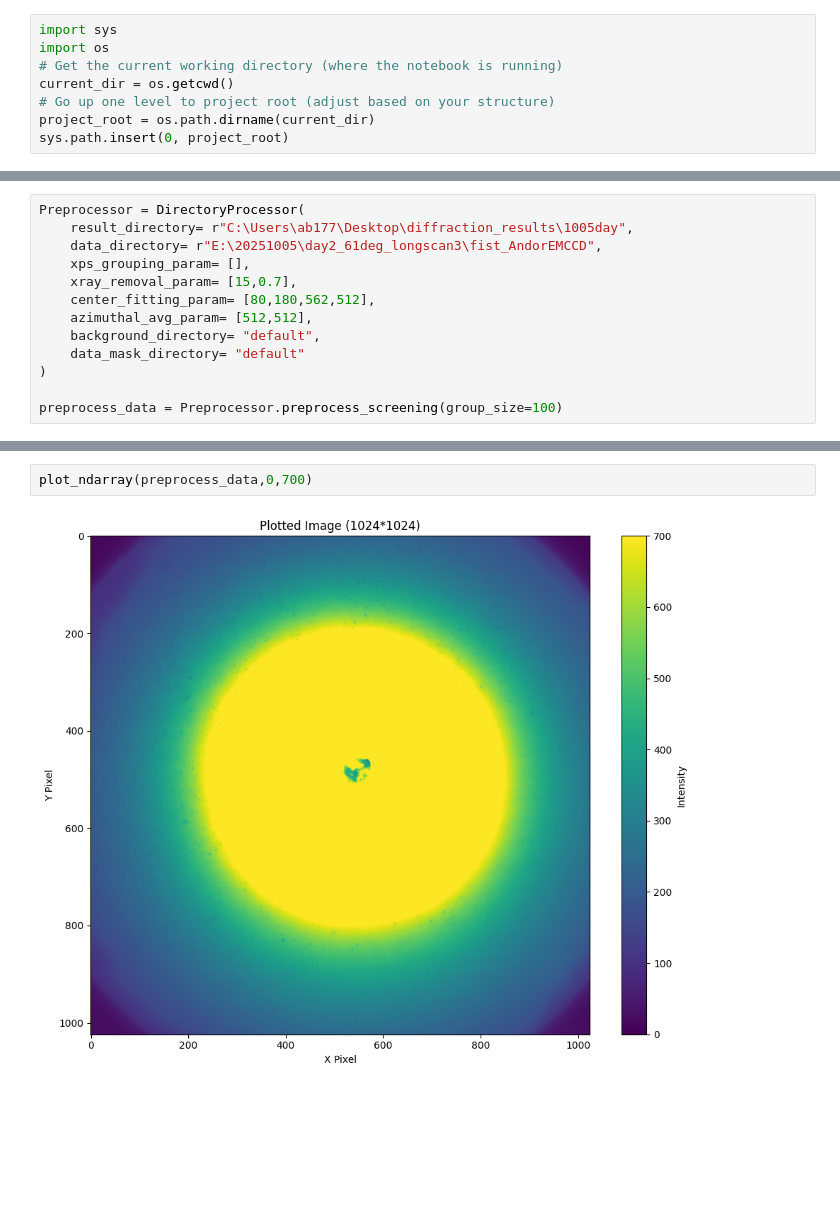
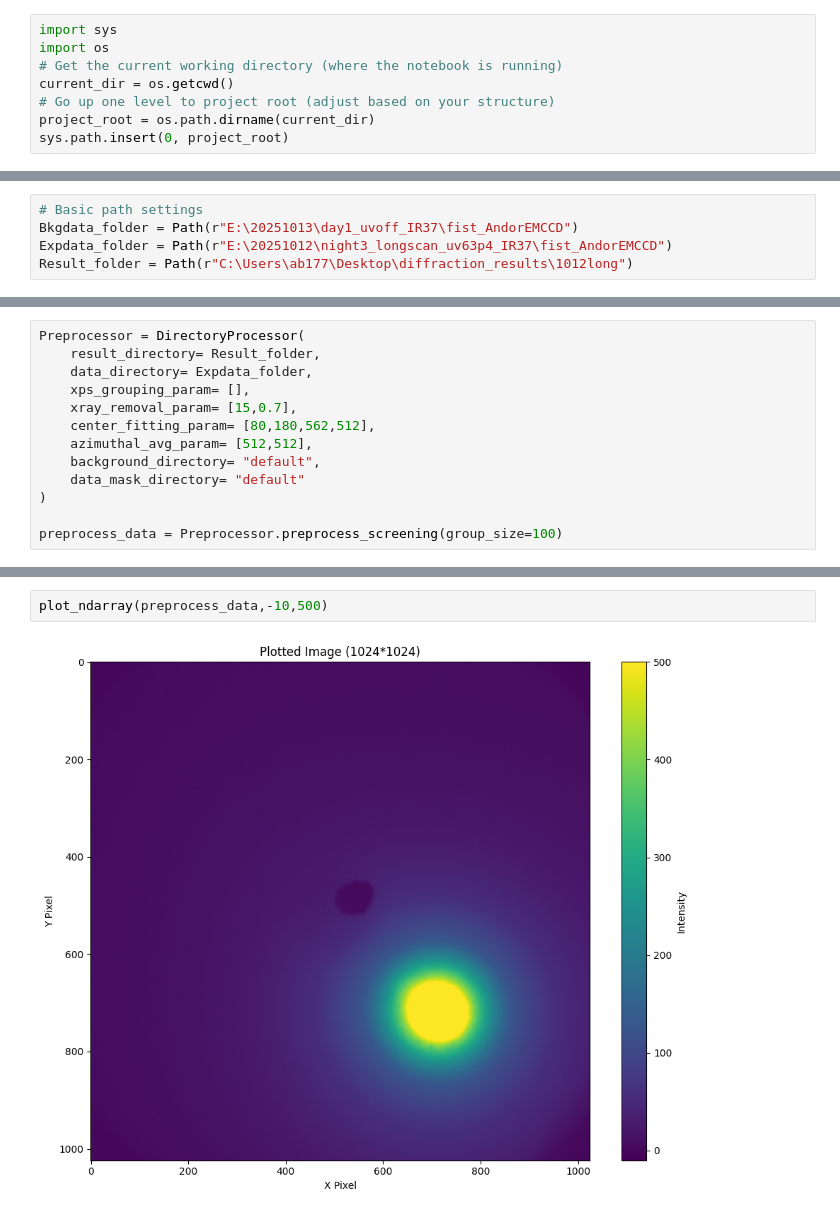
Before and after one commit to furran-ctrl/EMCCD_processor, a Jupyter notebook: examples/data_mask_preprocess.ipynb, the cells around one changed output, grey strips where cells are left out. Drawn from its saved outputs; the diff is of its cells as text; blank space fills up the shorter version.

```diff
--- a/examples/data_mask_preprocess.ipynb
+++ b/examples/data_mask_preprocess.ipynb
@@ -23,0 +19,5 @@ Loaded background from: C:\Users\ab177\Desktop\diffraction_results\1005day\backg
+# %%
+# Basic path settings
+Bkgdata_folder = Path(r"E:\20251013\day1_uvoff_IR37\fist_AndorEMCCD")
+Expdata_folder = Path(r"E:\20251012\night3_longscan_uv63p4_IR37\fist_AndorEMCCD")
+Result_folder = Path(r"C:\Users\ab177\Desktop\diffraction_results\1012long")
@@ -24,7 +90,7 @@ Loaded background from: C:\Users\ab177\Desktop\diffraction_results\1005day\backg
 # %%
 Preprocessor = DirectoryProcessor(
-    result_directory= r"C:\Users\ab177\Desktop\diffraction_results\1005day",
-    data_directory= r"E:\20251005\day2_61deg_longscan3\fist_AndorEMCCD",
+    result_directory= Result_folder,
+    data_directory= Expdata_folder,
     xps_grouping_param= [],
     xray_removal_param= [15,0.7],
     center_fitting_param= [80,180,562,512],
@@ -69,6 +135,6 @@ Limited to 100 evenly spaced files (from 570 total)
 # %%
-plot_ndarray(preprocess_data,0,700)
+plot_ndarray(preprocess_data,-10,500)
 # %% [output]
-[figure, old version]
+[figure, new version]
 # %%
 data_to_color_png(data_array=preprocess_data,
```
Also changed, not shown: parts of 8 cells of this notebook, 21 other files.
